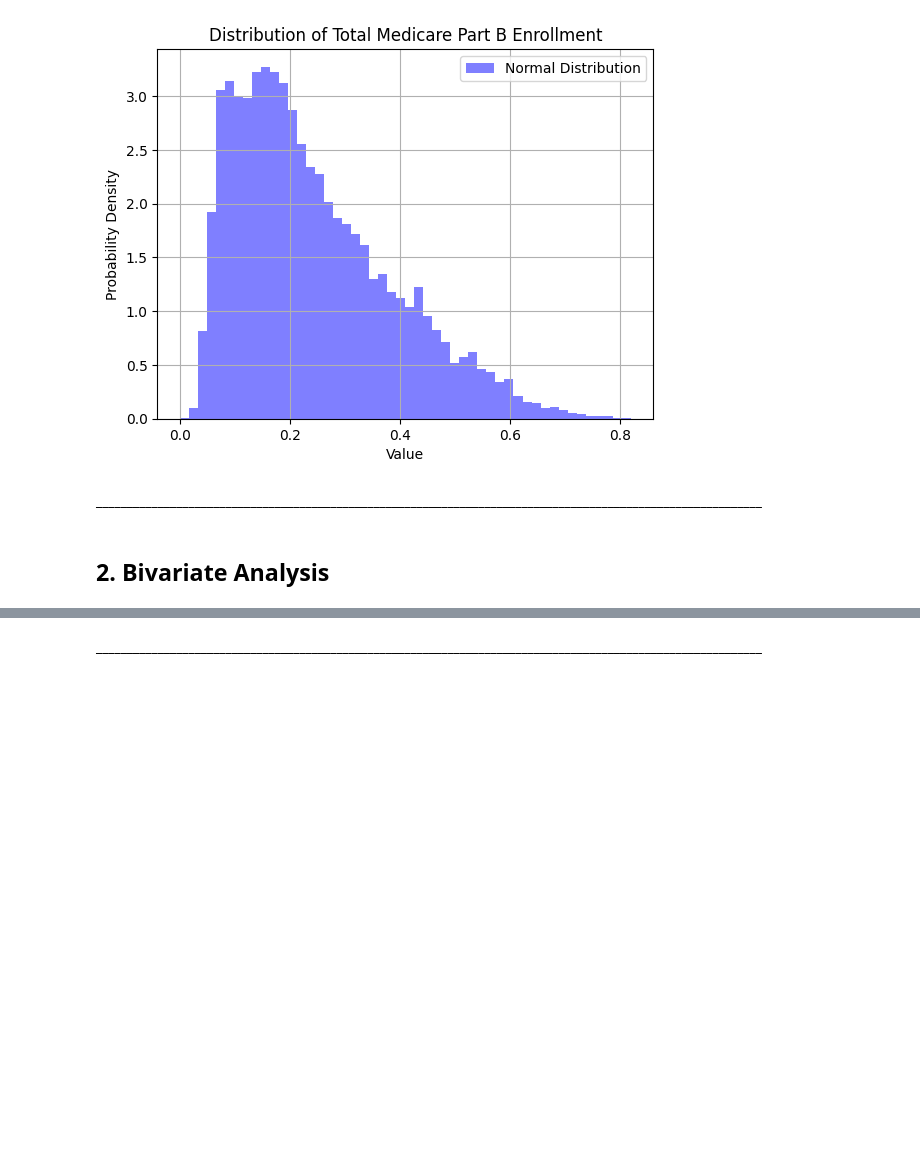
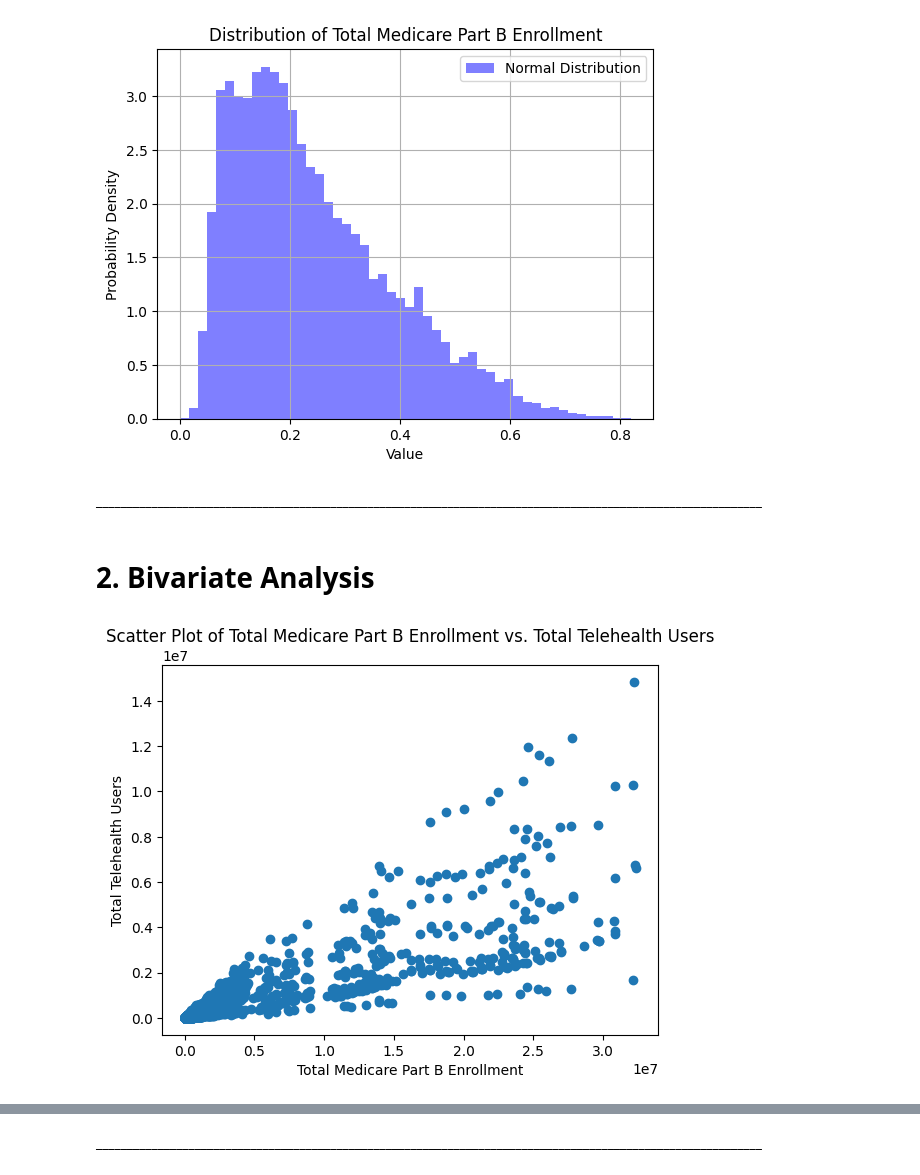
Before and after one commit to c-susan/datasci_3_eda, a Jupyter notebook: hha507assignment3.ipynb, the cells around one changed output, grey strips where cells are left out. Cells and saved outputs as stored; diff of their text form; code cells hidden in the pictures; blank space fills up the shorter version.

```diff
--- a/hha507assignment3.ipynb
+++ b/hha507assignment3.ipynb
@@ -314,4 +318,13 @@ plt.show()
 # %% [markdown]
 **____________________________________________________________________________________________________________**
 # %% [markdown]
-## **2. Bivariate Analysis**
+# **2. Bivariate Analysis**
+# %%
+# Created a scatter plot of Total Medicare Part B Enrollment vs. Total Telehealth Users
+plt.scatter(df['total_partb_enrl'], df['total_bene_telehealth'])
+plt.xlabel('Total Medicare Part B Enrollment')
+plt.ylabel('Total Telehealth Users')
+plt.title('Scatter Plot of Total Medicare Part B Enrollment vs. Total Telehealth Users')
+plt.show()
+# %% [output]
+[figure, added]
```
Also changed, not shown: parts of 9 cells of this notebook.
